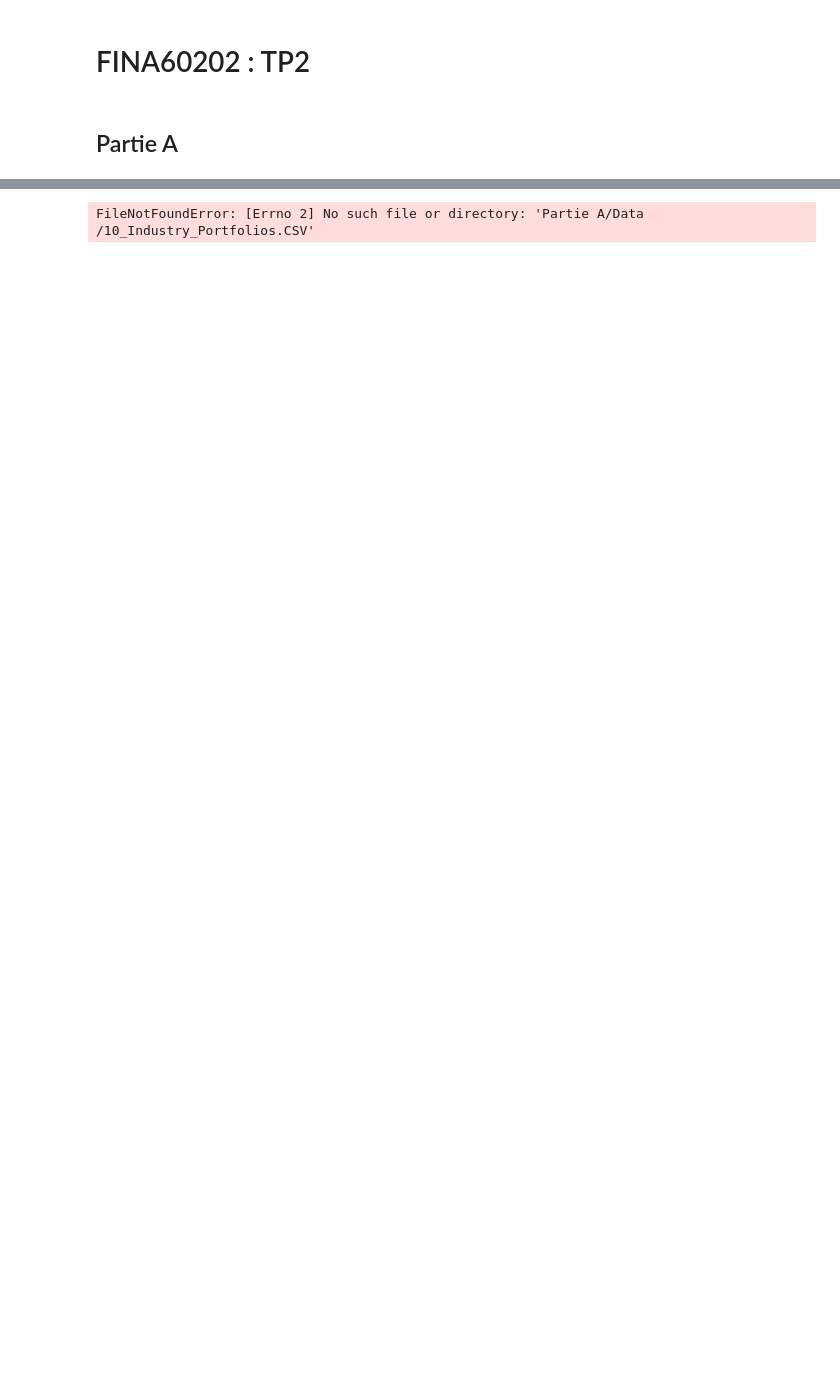
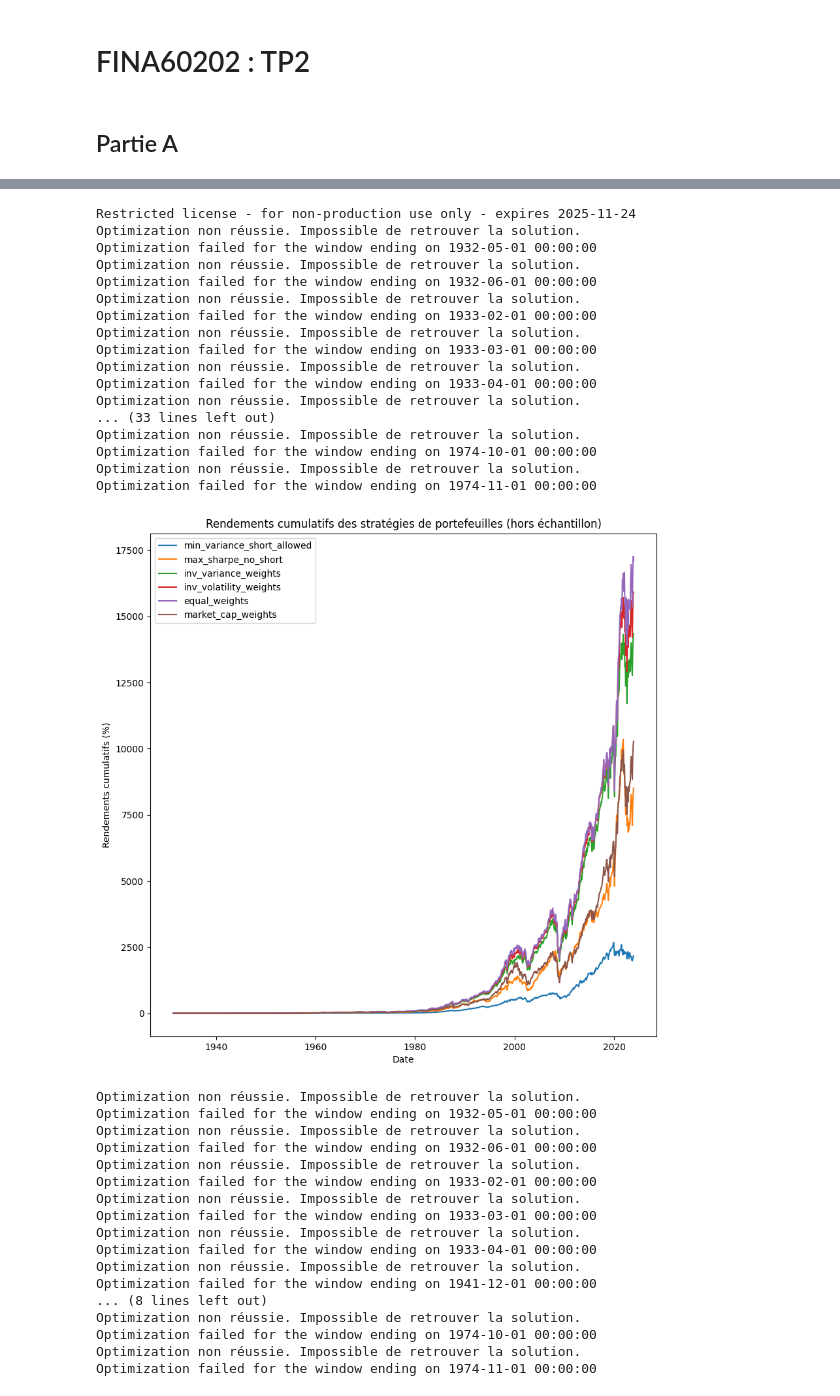
Before and after one commit to ThomasDeConinck/Gestion-de-Portefeuille-Devoir-2, a Jupyter notebook: TP2_File/TP2_notebook.ipynb, the cells around one changed output, grey strips where cells are left out. Cells and saved outputs as stored; diff of their text form; code cells hidden in the pictures; blank space fills up the shorter version.

```diff
--- a/TP2_File/TP2_notebook.ipynb
+++ b/TP2_File/TP2_notebook.ipynb
@@ -19,33 +50,67 @@ import Functions as f
 # %%
 # Import data and clean
-csv_file_path_10ind = 'Partie A/Data /10_Industry_Portfolios.CSV'
+csv_file_path_10ind = '/Users/thomasdeconinck/Documents/GitHub/Gestion de Portefeuille Devoir 2/Partie A/Data /10_Industry_Portfolios.CSV'
 df_10Ind       = f.importClean_10ind(csv_file_path_10ind, desired_returns= 'Average Value Weighted Returns -- Monthly')
 
-csv_file_path_rf = 'Partie A/Data /F-F_Research_Data_Factors.CSV'
+csv_file_path_rf = '/Users/thomasdeconinck/Documents/GitHub/Gestion de Portefeuille Devoir 2/Partie A/Data /F-F_Research_Data_Factors.CSV'
 df_rf         = f.importClean_rf(csv_file_path_rf)
 
-csv_file_path_number_firm = 'Partie A/Data /10_Industry_Portfolios.CSV'
+csv_file_path_number_firm = '/Users/thomasdeconinck/Documents/GitHub/Gestion de Portefeuille Devoir 2/Partie A/Data /10_Industry_Portfolios.CSV'
 df_number_firm = f.importClean_10ind(csv_file_path_number_firm, desired_returns='Number of Firms in Portfolios')
 
-csv_file_path_average_firm_size = 'Partie A/Data /10_Industry_Portfolios.CSV'
+csv_file_path_average_firm_size = '/Users/thomasdeconinck/Documents/GitHub/Gestion de Portefeuille Devoir 2/Partie A/Data /10_Industry_Portfolios.CSV'
 df_average_firm_size = f.importClean_10ind(csv_file_path_average_firm_size, desired_returns='Average Firm Size')
 
 
 # Rolling window optimization and out of sample portfolio returns calculation
 min_variance_short_allowed = f.Out_of_sample_portfolio_returns(f.rolling_window_optimization(df_10Ind, df_rf, df_average_firm_size, df_number_firm, 60, optimization_type= 'min_variance_short_allowed'), df_10Ind)
 max_sharpe_no_short = f.Out_of_sample_portfolio_returns(f.rolling_window_optimization(df_10Ind, df_rf, df_average_firm_size, df_number_firm, 60, optimization_type= 'max_sharpe_no_short'), df_10Ind)
 max_sharpe_short_allowed = f.Out_of_sample_portfolio_returns(f.rolling_window_optimization(df_10Ind, df_rf, df_average_firm_size, df_number_firm, 60, optimization_type= 'max_sharpe_short_allowed'), df_10Ind)
-inv_varaince_weights = f.Out_of_sample_portfolio_returns(f.rolling_window_optimization(df_10Ind, df_rf, df_average_firm_size, df_number_firm, 60, optimization_type= 'inv_variance_weights'), df_10Ind)
+inv_variance_weights = f.Out_of_sample_portfolio_returns(f.rolling_window_optimization(df_10Ind, df_rf, df_average_firm_size, df_number_firm, 60, optimization_type= 'inv_variance_weights'), df_10Ind)
 inv_volatility_weights = f.Out_of_sample_portfolio_returns(f.rolling_window_optimization(df_10Ind, df_rf, df_average_firm_size, df_number_firm, 60, optimization_type= 'inv_volatility_weights'), df_10Ind)
-equal_weights = f.Out_of_sample_portfolio_returns(f.rolling_window_optimization(df_10Ind, df_rf, df_average_firm_size, df_number_firm, 60, optimization_type= 'equal_weights'), df_10Ind)
+#equal_weights = f.Out_of_sample_portfolio_returns(f.rolling_window_optimization(df_10Ind, df_rf, df_average_firm_size, df_number_firm, 60, optimization_type= 'equal_weights'), df_10Ind)
 market_cap_weights = f.Out_of_sample_portfolio_returns(f.rolling_window_optimization(df_10Ind, df_rf, df_average_firm_size, df_number_firm, 60, optimization_type= 'market_cap_weights'), df_10Ind)
 
-# Plot cumulative returns for out of sample portfolio returns vs benchmark
+# Plot cumulative returns for out of sample portfolio returns
 strategies = ['min_variance_short_allowed', 'max_sharpe_no_short', 'inv_variance_weights', 'inv_volatility_weights', 'equal_weights', 'market_cap_weights']
-f.plot_cumulative_returns(df_10Ind, strategies)
+f.plot_cumulative_returns(df_10Ind, strategies, df_rf, df_average_firm_size, df_number_firm)
 
-# Sharpe Ratio calculation
+# Sharpe Ratio calculation for out of sample portfolio
 strategies = ['min_variance_short_allowed', 'max_sharpe_no_short', 'max_sharpe_short_allowed', 'inv_variance_weights', 'inv_volatility_weights', 'equal_weights', 'market_cap_weights']
-f.calculate_sharpe_ratios(df_10Ind, df_rf, strategies)
+f.calculate_sharpe_ratios(df_10Ind, df_rf, strategies, df_average_firm_size, df_number_firm)
 # %% [output]
-FileNotFoundError: [Errno 2] No such file or directory: 'Partie A/Data /10_Industry_Portfolios.CSV'
+Restricted license - for non-production use only - expires 2025-11-24
+Optimization non réussie. Impossible de retrouver la solution.
+Optimization failed for the window ending on 1932-05-01 00:00:00
+Optimization non réussie. Impossible de retrouver la solution.
+Optimization failed for the window ending on 1932-06-01 00:00:00
+Optimization non réussie. Impossible de retrouver la solution.
+Optimization failed for the window ending on 1933-02-01 00:00:00
+Optimization non réussie. Impossible de retrouver la solution.
+Optimization failed for the window ending on 1933-03-01 00:00:00
+Optimization non réussie. Impossible de retrouver la solution.
+Optimization failed for the window ending on 1933-04-01 00:00:00
+Optimization non réussie. Impossible de retrouver la solution.
+... (33 lines left out)
+Optimization non réussie. Impossible de retrouver la solution.
+Optimization failed for the window ending on 1974-10-01 00:00:00
+Optimization non réussie. Impossible de retrouver la solution.
+Optimization failed for the window ending on 1974-11-01 00:00:00
+[figure, added]
+Optimization non réussie. Impossible de retrouver la solution.
+Optimization failed for the window ending on 1932-05-01 00:00:00
+Optimization non réussie. Impossible de retrouver la solution.
+Optimization failed for the window ending on 1932-06-01 00:00:00
+Optimization non réussie. Impossible de retrouver la solution.
+Optimization failed for the window ending on 1933-02-01 00:00:00
+Optimization non réussie. Impossible de retrouver la solution.
+Optimization failed for the window ending on 1933-03-01 00:00:00
+Optimization non réussie. Impossible de retrouver la solution.
+Optimization failed for the window ending on 1933-04-01 00:00:00
+Optimization non réussie. Impossible de retrouver la solution.
+Optimization failed for the window ending on 1941-12-01 00:00:00
+... (8 lines left out)
+Optimization non réussie. Impossible de retrouver la solution.
+Optimization failed for the window ending on 1974-10-01 00:00:00
+Optimization non réussie. Impossible de retrouver la solution.
+Optimization failed for the window ending on 1974-11-01 00:00:00
```
Also changed, not shown: parts of 2 cells of this notebook, 1 other file.
